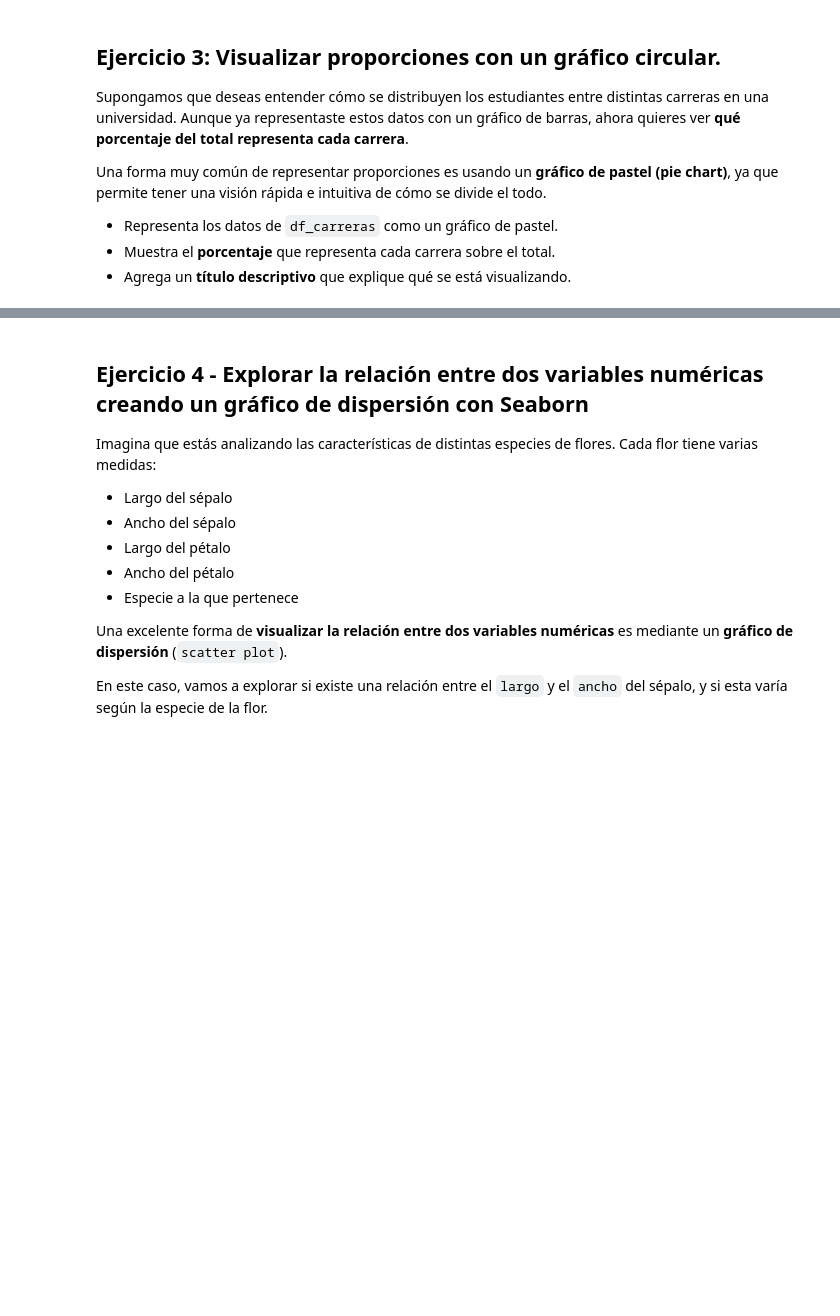
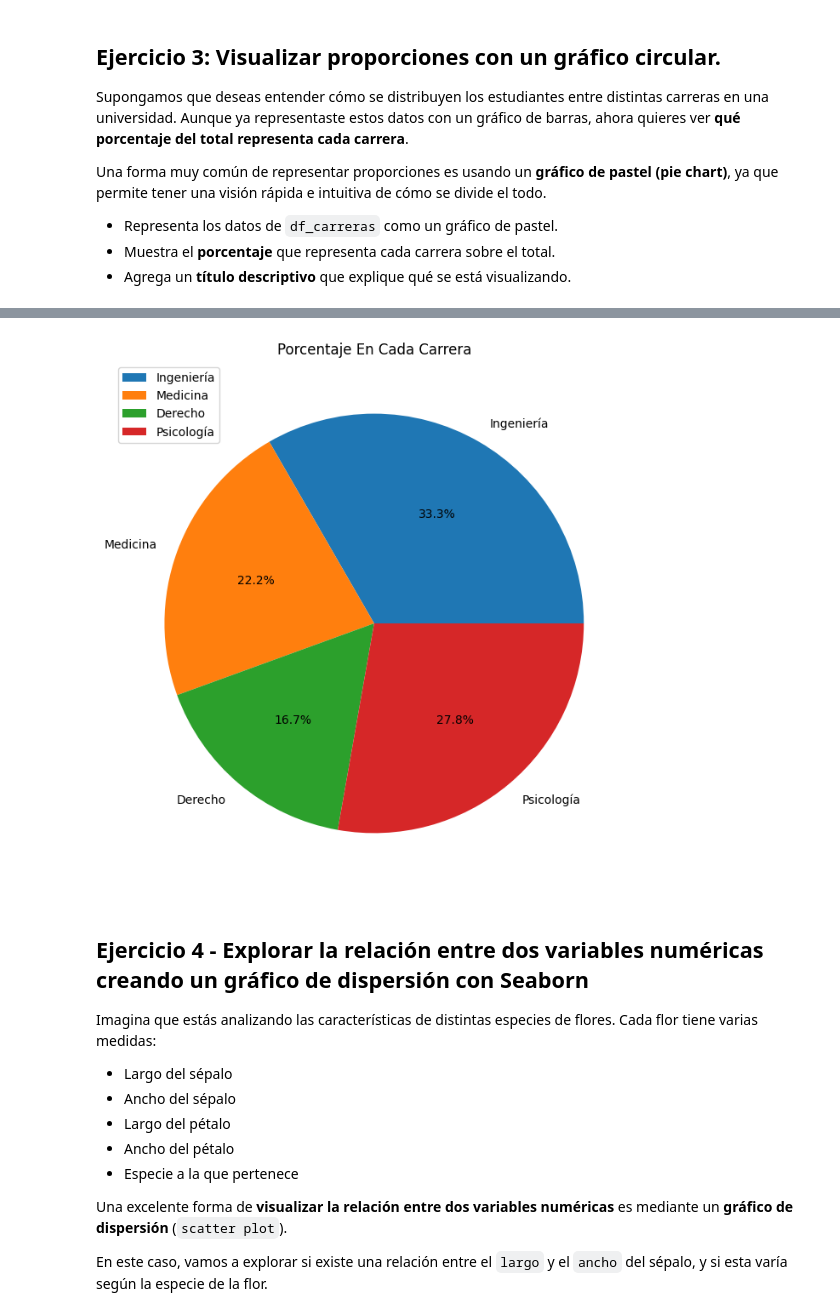
Before and after one commit to 4GeeksAcademy/Eder_matplot-and-seaborn, a Jupyter notebook: notebook/problems.es.ipynb, the cells around one changed output, grey strips where cells are left out. Drawn from its saved outputs; the diff is of its cells as text; code cells hidden in the pictures; blank space fills up the shorter version.

```diff
--- a/notebook/problems.es.ipynb
+++ b/notebook/problems.es.ipynb
@@ -106,3 +133,17 @@ df_carreras
+# %%
+labels = df_carreras['Carrera']
+
+sizes = df_carreras['Estudiantes']
+
+plt.figure(figsize = (8, 8))
+
+plt.pie(sizes, labels = labels, autopct = '%1.1f%%')
+
+plt.title('Porcentaje En Cada Carrera')
+plt.legend()
+plt.show()
+# %% [output]
+[figure, added]
 # %% [markdown]
 ## Ejercicio 4 - Explorar la relación entre dos variables numéricas creando un gráfico de dispersión con Seaborn
 
```
Also changed, not shown: parts of 9 cells of this notebook.
